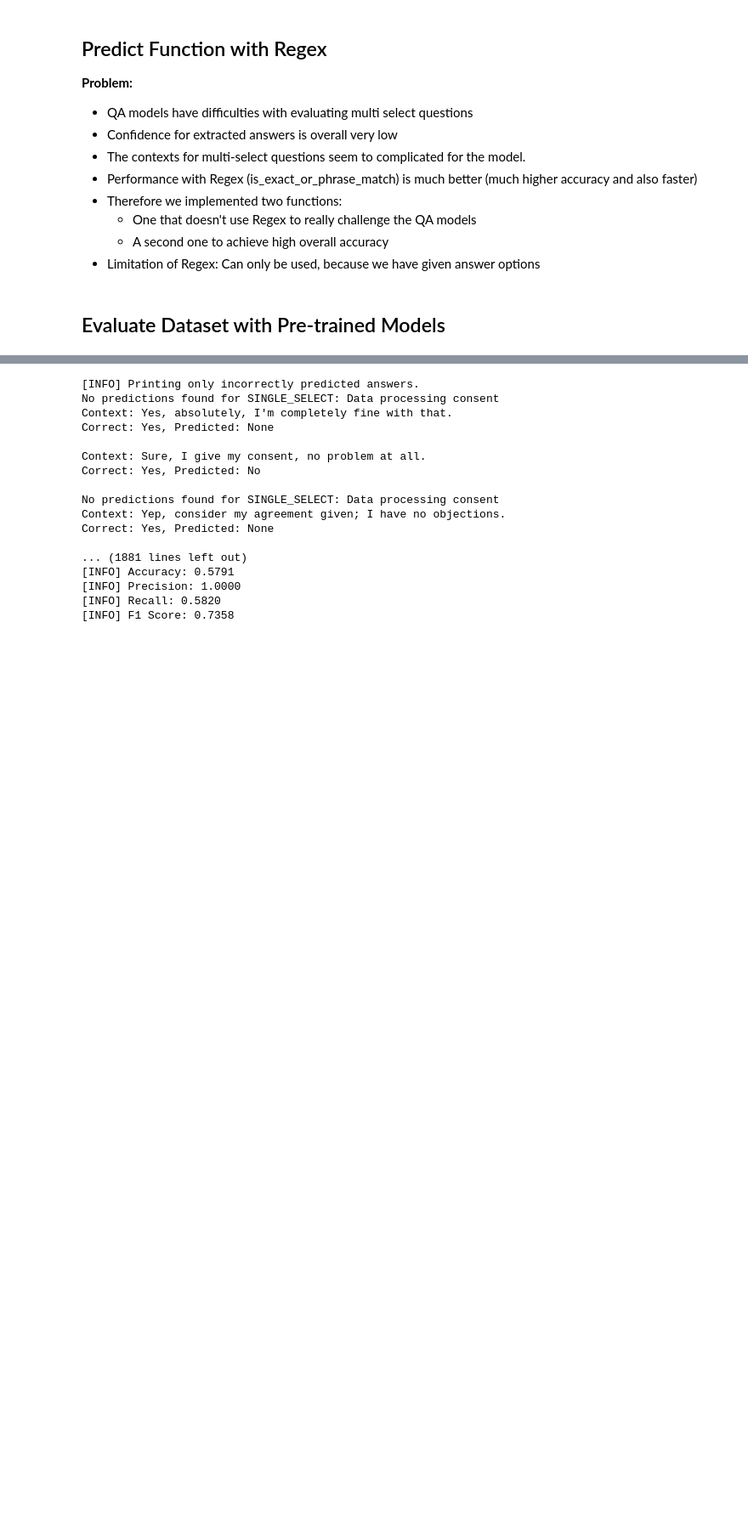
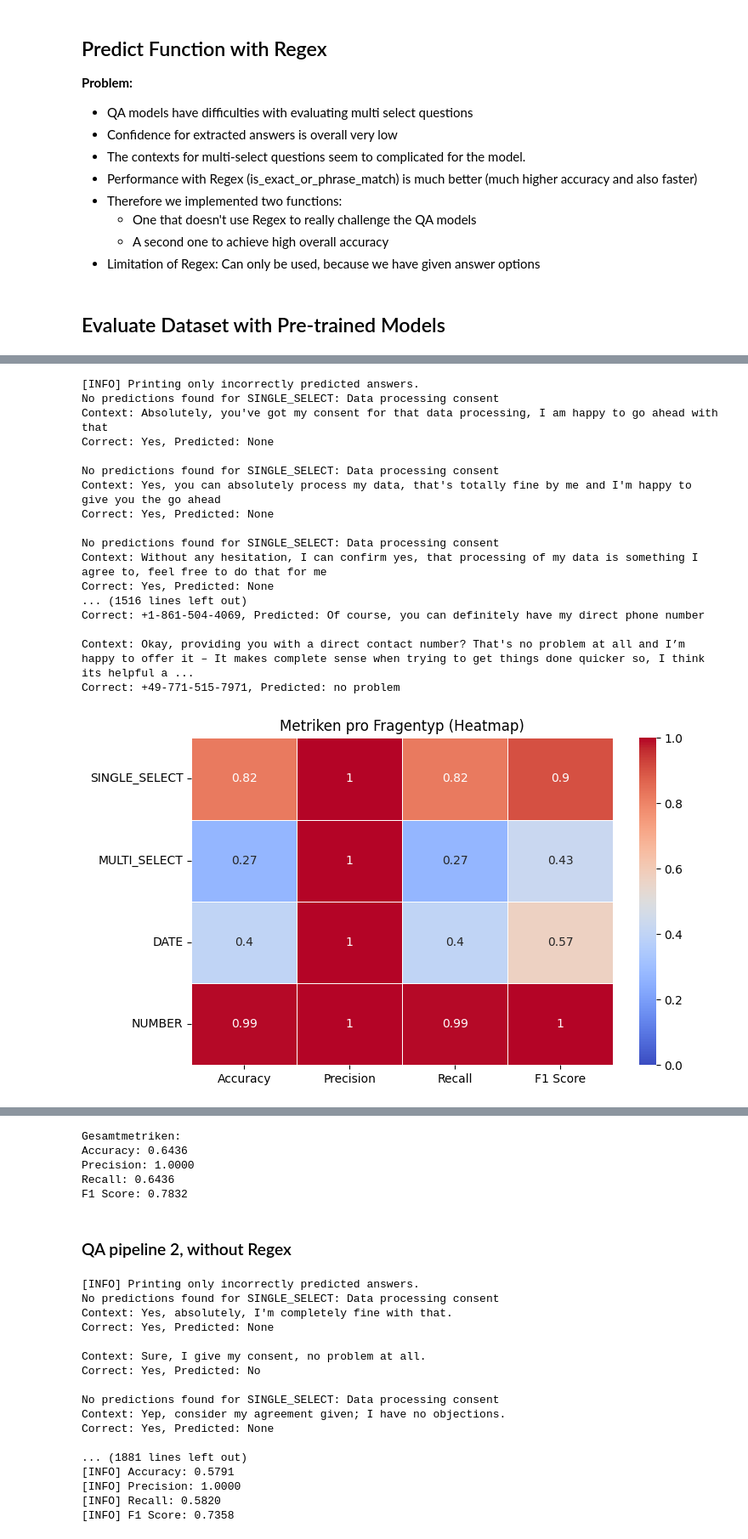
Before and after one commit to croco22/CapstoneProjectTDS, a Jupyter notebook: notebooks/Huggingface_QA_Model.ipynb, the cells around one changed output, grey strips where cells are left out. Shown at 85% size. Saved outputs shown, nothing was run; the diff lists cells and outputs as text; code cells hidden in the pictures; blank space fills up the shorter version.

Commit message:
Heatmap

```diff
--- a/notebooks/Huggingface_QA_Model.ipynb
+++ b/notebooks/Huggingface_QA_Model.ipynb
@@ -137,6 +124,25 @@ def is_exact_or_phrase_match(option, text):
 
     # Search for the pattern in the text (case-insensitive)
     return re.search(pattern, text, re.IGNORECASE) is not None
+
+def calculate_metrics(y_true, y_pred):
+    """Hilfsfunktion zur Berechnung der Metriken."""
+    accuracy = accuracy_score(y_true, y_pred) if y_true else 0
+    precision = precision_score(y_true, y_pred, zero_division=0) if y_true else 0
+    recall = recall_score(y_true, y_pred, zero_division=0) if y_true else 0
+    f1 = f1_score(y_true, y_pred, zero_division=0) if y_true else 0
+    return accuracy, precision, recall, f1
+
+def plot_metrics(metrics_per_type, overall_metrics):
+    """Erstellt eine Heatmap und ein Radar Chart für die Metriken."""
+    metric_names = ["Accuracy", "Precision", "Recall", "F1 Score"]
+
+    # ---- HEATMAP ----
+    plt.figure(figsize=(8, 5))
+    df_heatmap = pd.DataFrame(metrics_per_type).T
+    sns.heatmap(df_heatmap, annot=True, cmap="coolwarm", linewidths=0.5, vmin=0, vmax=1)
+    plt.title("Metriken pro Fragentyp (Heatmap)")
+    plt.show()
 # %% [markdown]
 ## Generate QA Pipelines
 
@@ -501,0 +508,27 @@ Correct: Consultant, Planner, Architect, Predicted: None
+# %%
+metrics, overall = predict_answers(data, qa_pipeline1)
+plot_metrics(metrics, overall)
+
+# Optional: Gesamtmetriken ausgeben
+print("\nGesamtmetriken:")
+for key, value in overall.items():
+    print(f"{key}: {value:.4f}")
+# %% [output]
+[INFO] Printing only incorrectly predicted answers.
+No predictions found for SINGLE_SELECT: Data processing consent
+Context: Absolutely, you've got my consent for that data processing, I am happy to go ahead with that
+Correct: Yes, Predicted: None
+
+No predictions found for SINGLE_SELECT: Data processing consent
+Context: Yes, you can absolutely process my data, that's totally fine by me and I'm happy to give you the go ahead
+Correct: Yes, Predicted: None
+
+No predictions found for SINGLE_SELECT: Data processing consent
+Context: Without any hesitation, I can confirm yes, that processing of my data is something I agree to, feel free to do that for me
+Correct: Yes, Predicted: None
+... (1516 lines left out)
+Correct: +1-861-504-4069, Predicted: Of course, you can definitely have my direct phone number
+
+Context: Okay, providing you with a direct contact number? That's no problem at all and I’m happy to offer it – It makes complete sense when trying to get things done quicker so, I think its helpful a ...
+Correct: +49-771-515-7971, Predicted: no problem
+[figure, added]
@@ -502,3 +536,10 @@ Correct: Consultant, Planner, Architect, Predicted: None
+Gesamtmetriken:
+Accuracy: 0.6436
+Precision: 1.0000
+Recall: 0.6436
+F1 Score: 0.7832
+# %% [markdown]
+### QA pipeline 2, without Regex
 # %%
 a, p, r, f = predict_answers(data, qa_pipeline2)
 # %% [output]
```
Also changed, not shown: parts of 14 cells of this notebook.
